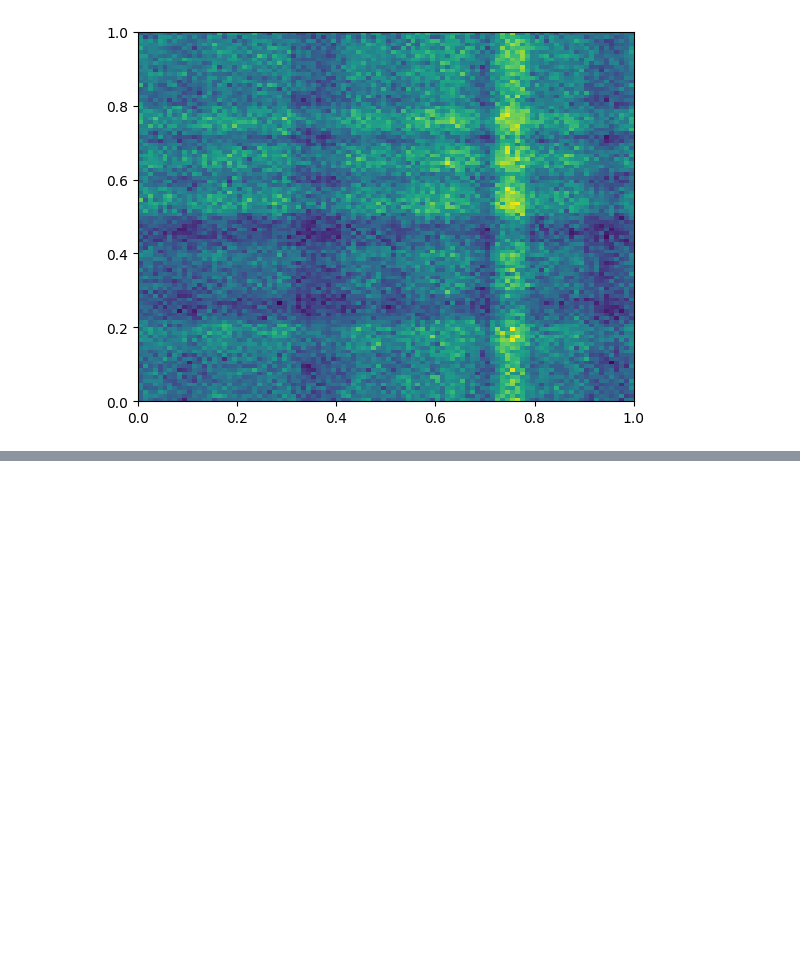
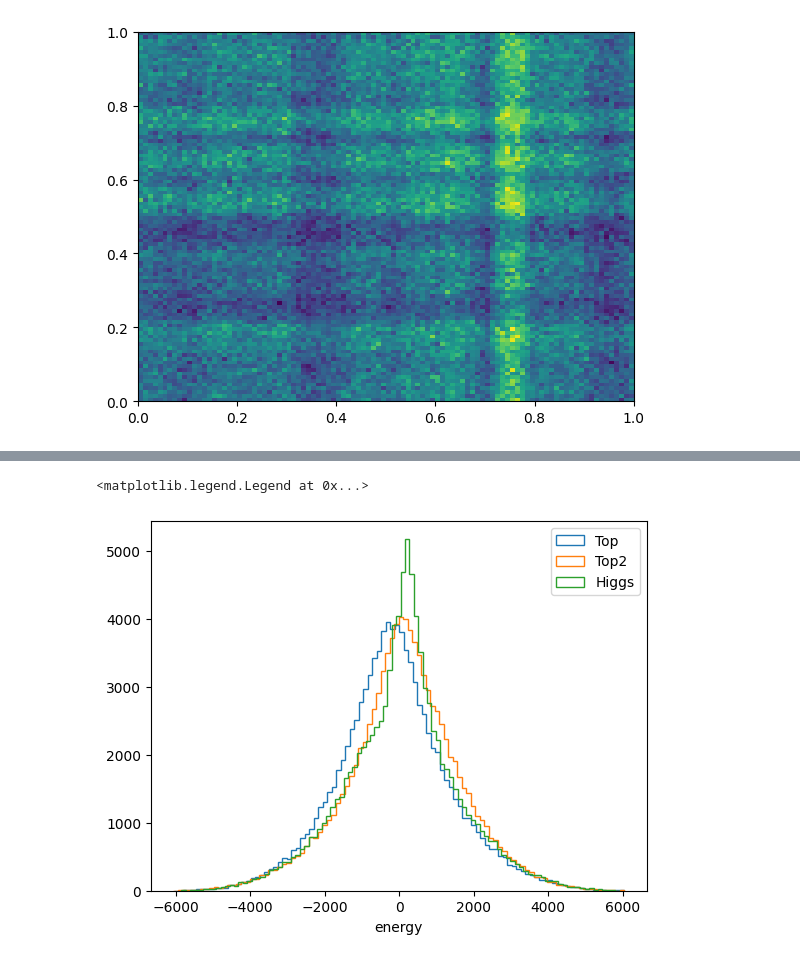
Before and after one commit to valsdav/MEMFlow, a Jupyter notebook: notebooks/TestFlows.ipynb, the cells around one changed output, grey strips where cells are left out. Saved outputs shown, nothing was run; the diff lists cells and outputs as text; code cells hidden in the pictures; blank space fills up the shorter version.

```diff
--- a/notebooks/TestFlows.ipynb
+++ b/notebooks/TestFlows.ipynb
@@ -299,0 +485,11 @@ plt.hist2d(initial[:,0].numpy(),
+# %%
+plt.hist(momenta[:,4,-1].numpy(), bins=100, histtype="step", label="Top")
+plt.hist(momenta[:,3,-1].numpy(), bins=100, histtype="step", label="Top2")
+#plt.hist(momenta[:,0,1].numpy(), bins=100, histtype="step", label="Gluon")
+#plt.hist(momenta[:,1,1].numpy(), bins=100, histtype="step", label="Gluon2")
+plt.hist(momenta[:,2,-1].numpy(), bins=100, histtype="step", label="Higgs")
+plt.xlabel("energy")
+plt.legend()
+# %% [output]
+<matplotlib.legend.Legend at 0x...>
+[figure, added]
```
Also changed, not shown: parts of 37 cells of this notebook, 1 other file.
